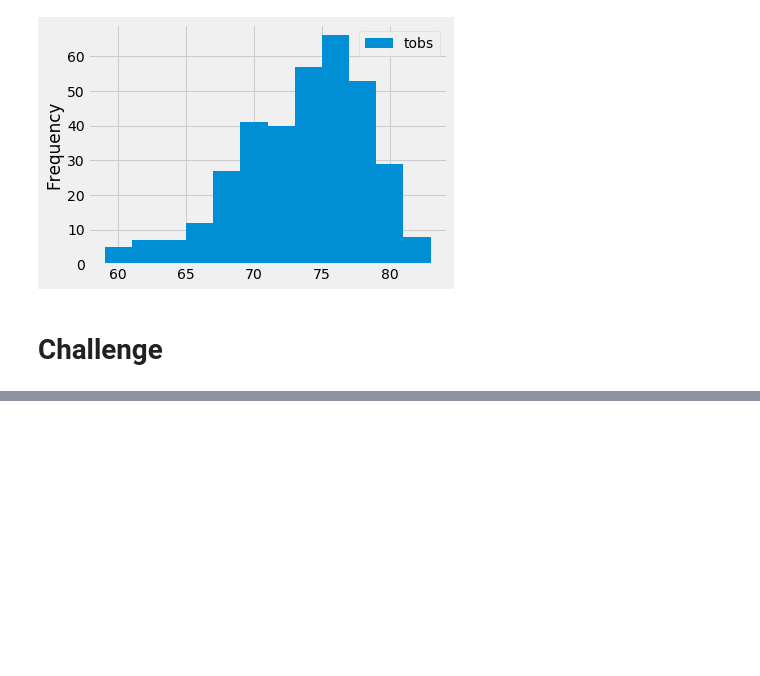
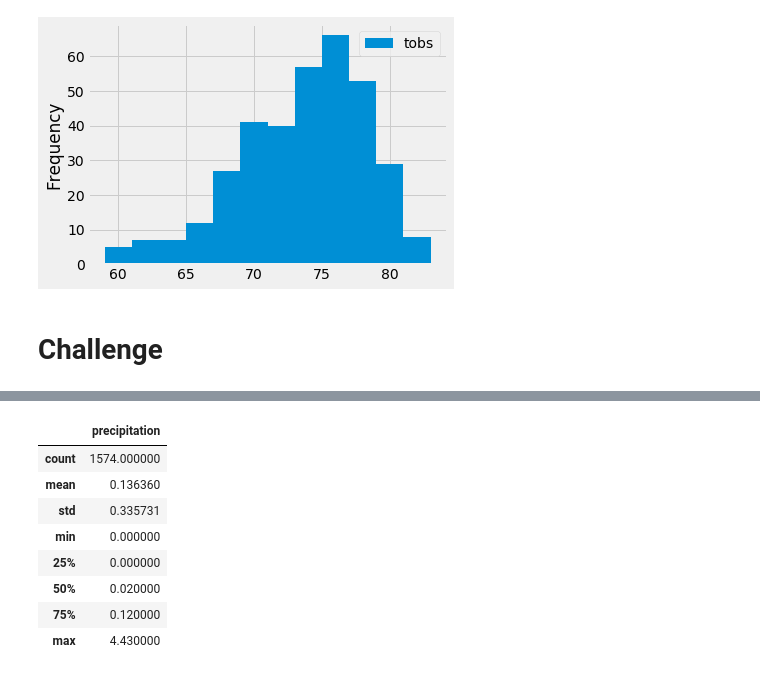
Before and after one commit to frankstercw/surfs_up, a Jupyter notebook: climate_analysis.ipynb, the cells around one changed output, grey strips where cells are left out. Cells and saved outputs as stored; diff of their text form; code cells hidden in the pictures; blank space fills up the shorter version.

```diff
--- a/climate_analysis.ipynb
+++ b/climate_analysis.ipynb
@@ -180,0 +219,46 @@ plt.tight_layout()
+# %%
+df = pd.DataFrame(results, columns=['date','precipitation'])
+
+# df.set_index('date', inplace=True)
+
+# june = df['date'].between('2010-06-01','2010-06-30',inclusive = True)
+
+# df[june]
+
+# frames = [june_1, june_2, june_3, june_4, june_5, june_6, june_7]
+
+# june_df = pd.concat(frames)
+
+# june_1
+
+june_1 = df['date'].between('2010-06-01','2010-06-30',inclusive = True)
+june_2 = df['date'].between('2011-06-01','2011-06-30',inclusive = True)
+june_3 = df['date'].between('2012-06-01','2012-06-30',inclusive = True)
+june_4 = df['date'].between('2013-06-01','2013-06-30',inclusive = True)
+june_5 = df['date'].between('2014-06-01','2014-06-30',inclusive = True)
+june_6 = df['date'].between('2015-06-01','2015-06-30',inclusive = True)
+june_7 = df['date'].between('2016-06-01','2016-06-30',inclusive = True)
+june_8 = df['date'].between('2017-06-01','2017-06-30',inclusive = True)
+
+june_1_df = df[june_1]
+june_2_df = df[june_2]
+june_3_df = df[june_3]
+june_4_df = df[june_4]
+june_5_df = df[june_5]
+june_6_df = df[june_6]
+june_7_df = df[june_7]
+june_8_df = df[june_8]
+
+june_df = pd.concat([june_1_df,june_2_df,june_3_df,june_4_df,june_5_df,june_6_df,june_7_df,june_8_df], axis = 0)
+
+june_df.describe()
+# %% [output]
+|  | precipitation |
+| count | 1574.000000 |
+| mean | 0.136360 |
+| std | 0.335731 |
+| min | 0.000000 |
+| 25% | 0.000000 |
+| 50% | 0.020000 |
+| 75% | 0.120000 |
+| max | 4.430000 |
```
Also changed, not shown: parts of 8 cells of this notebook.
